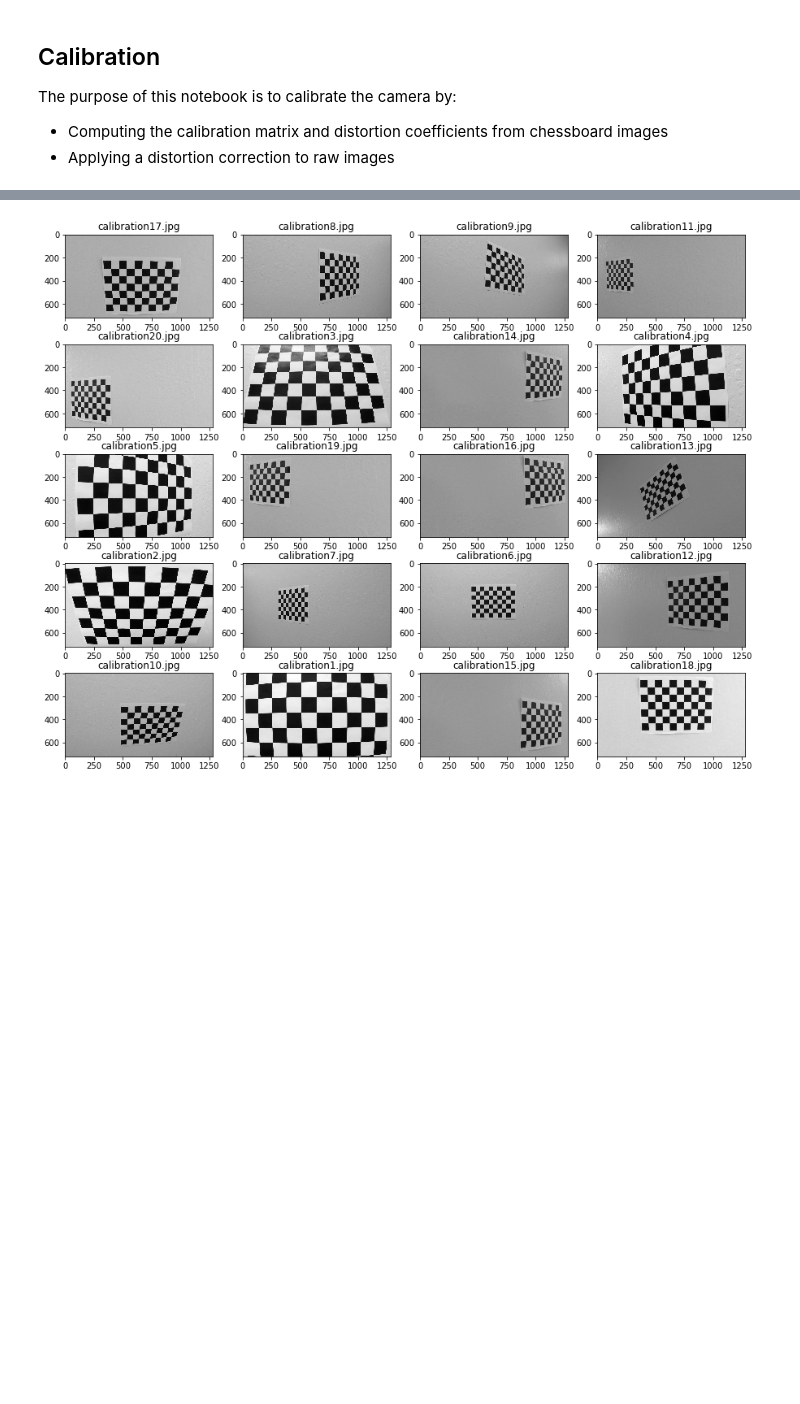
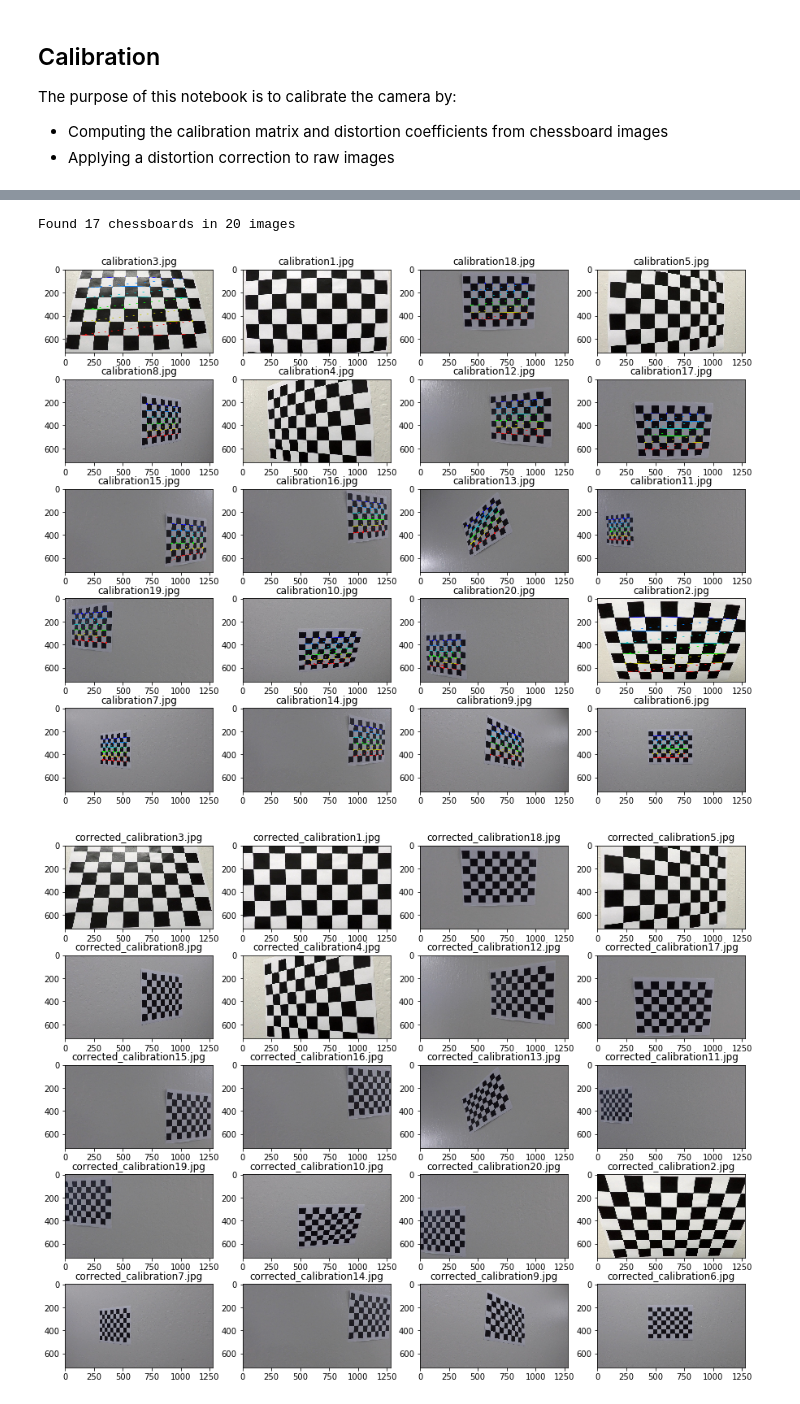
Before and after one commit to sketchc89/AdvanceLaneLines-P4, a Jupyter notebook: Calibration.ipynb, the cells around one changed output, grey strips where cells are left out. Cells and saved outputs as stored; diff of their text form; code cells hidden in the pictures; blank space fills up the shorter version.

Commit message:
undistorted calibration images

```diff
--- a/Calibration.ipynb
+++ b/Calibration.ipynb
@@ -16,25 +16,41 @@ import matplotlib.image as mpimg
 # %%
-fig = plt.figure(figsize=(15,12))
-cal_array = np.empty((20, 720, 1280))
-criteria = (cv2.TERM_CRITERIA_EPS + cv2.TERM_CRITERIA_MAX_ITER, 10, 0.001)
-obj_corners = np.zeros((7*7,3), np.float32)
-obj_corners[:,:2] = np.mgrid[0:7,0:7].T.reshape(-1,2)
+chess_w = 9
+chess_l = 6
+chess_counter = 0
 obj_pts = []
 img_pts = []
+
+# cal_array = np.empty((20, 720, 1280))
+criteria = (cv2.TERM_CRITERIA_EPS + cv2.TERM_CRITERIA_MAX_ITER, 10, 0.001)
+obj_corners = np.zeros((chess_w*chess_l, 3), np.float32)
+obj_corners[:,:2] = np.mgrid[0:chess_w,0:chess_l].T.reshape(-1,2)
+fig = plt.figure(figsize=(15,12))
 for i, cal_file in enumerate(os.listdir(os.path.join(os.getcwd(), 'camera_cal'))):
     cal_img = mpimg.imread(os.path.join(os.getcwd(), 'camera_cal', cal_file))
-    cal_img = cv2.cvtColor(cal_img, cv2.COLOR_RGB2GRAY)
-    ret, corners = cv2.findChessboardCorners(cal_img, (7, 7), None)
+    gray_cal = cv2.cvtColor(cal_img, cv2.COLOR_RGB2GRAY)
+    ret, corners = cv2.findChessboardCorners(gray_cal, (chess_w, chess_l), None)
+    if ret == True:
+        chess_counter += 1
+        obj_pts.append(obj_corners)
+        corners_2 = cv2.cornerSubPix(gray_cal, corners, (11,11), (-1,-1), criteria)
+        img_pts.append(corners_2)
+        cal_img = cv2.drawChessboardCorners(cal_img, (chess_w, chess_l), corners, ret)
     ax = plt.subplot(5, 4, i+1)
     ax.set_title(cal_file)
-    if ret == True:
-        obj_pts.append(obj_corners)
-        corners_2 = cv2.cornerSubPix(cal_img, corners,(11,11),
-                                     (-1,-1), criteria)
-        img_pts.append(corners_2)
-        cal_img = cv2.drawChessboardCorners(cal_img, (7,7), corners_2, ret)
-#     cal_array[i,:,:] = cal_img
-    plt.imshow(cal_img, cmap='gray')
+    plt.imshow(cal_img)
+print('Found {0} chessboards in {1} images'.format(chess_counter, i+1))
 plt.show()
+
+ret, mtx, dist, rvecs, tvecs = cv2.calibrateCamera(obj_pts, img_pts, cal_img.shape[:-1], None, None)
+fig2 = plt.figure(figsize=(15,12))
+for i, cal_file in enumerate(os.listdir(os.path.join(os.getcwd(), 'camera_cal'))):
+    cal_img = mpimg.imread(os.path.join(os.getcwd(), 'camera_cal', cal_file))
+    dst = cv2.undistort(cal_img, mtx, dist, None, mtx)
+    ax = plt.subplot(5, 4, i+1)
+    ax.set_title('corrected_{0}'.format(cal_file))
+    plt.imshow(dst)
+plt.show()
 # %% [output]
+Found 17 chessboards in 20 images
-[figure, old version]
+[figure, new version]
+[figure, added]
```
Also changed, not shown: parts of 2 cells of this notebook.
